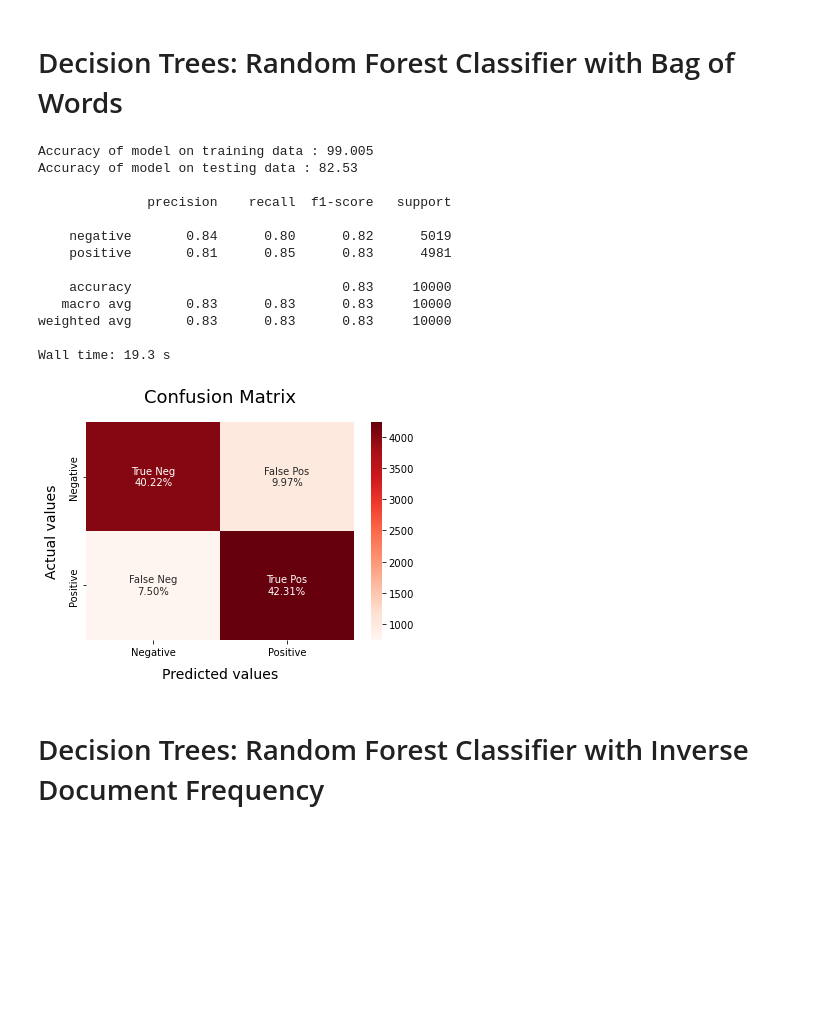
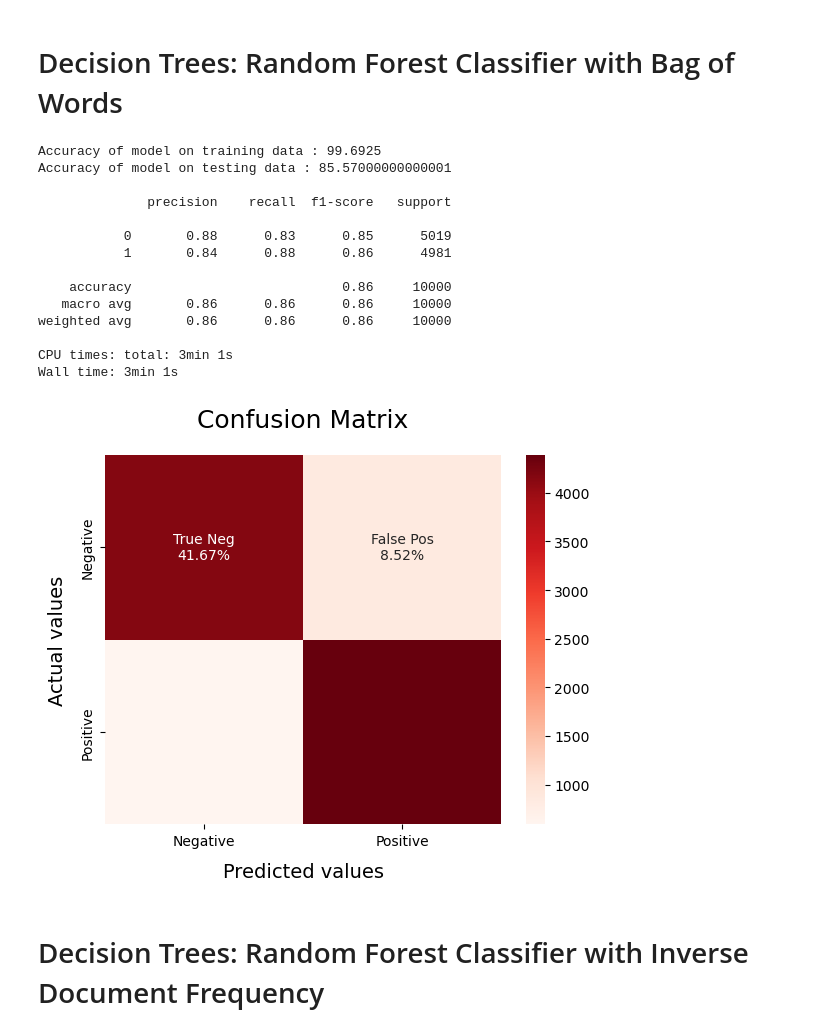
Before and after one commit to melihkagan/Sentiment_IMDB, a Jupyter notebook: GradProject.ipynb, the cells around one changed output. Saved outputs shown, nothing was run; the diff lists cells and outputs as text; code cells hidden in the pictures; blank space fills up the shorter version.

```diff
--- a/GradProject.ipynb
+++ b/GradProject.ipynb
@@ -482,24 +485,25 @@ Wall time: 401 ms
 # Decision Trees: Random Forest Classifier with Bag of Words
 # %%
 %%time
-rf = RandomForestClassifier(n_estimators = 30, criterion = 'gini', max_depth=60)
+rf = RandomForestClassifier(n_estimators = 100, criterion = 'gini', max_depth=70)
 rf_bow = rf.fit(train_x_bow_vector, train_y)
 model_Evaluate(rf_bow, train_x_bow_vector, train_y , test_x_bow_vector, test_y)
 # %% [output]
-Accuracy of model on training data : 99.005
-Accuracy of model on testing data : 82.53
+Accuracy of model on training data : 99.6925
+Accuracy of model on testing data : 85.57000000000001
 
               precision    recall  f1-score   support
 
-    negative       0.84      0.80      0.82      5019
-    positive       0.81      0.85      0.83      4981
+           0       0.88      0.83      0.85      5019
+           1       0.84      0.88      0.86      4981
 
-    accuracy                           0.83     10000
-   macro avg       0.83      0.83      0.83     10000
-weighted avg       0.83      0.83      0.83     10000
+    accuracy                           0.86     10000
+   macro avg       0.86      0.86      0.86     10000
+weighted avg       0.86      0.86      0.86     10000
 
-Wall time: 19.3 s
+CPU times: total: 3min 1s
+Wall time: 3min 1s
-[figure, old version]
+[figure, new version]
 # %% [markdown]
 # Decision Trees: Random Forest Classifier with Inverse Document Frequency
 # %%
```
Also changed, not shown: parts of 30 cells of this notebook.
